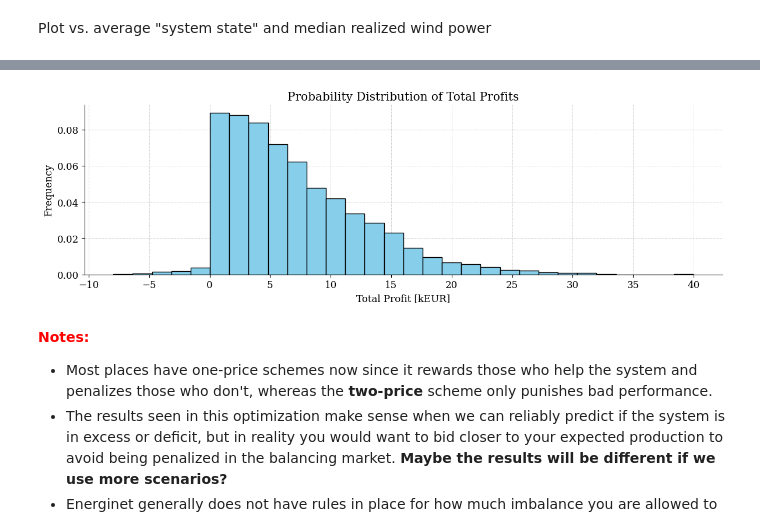
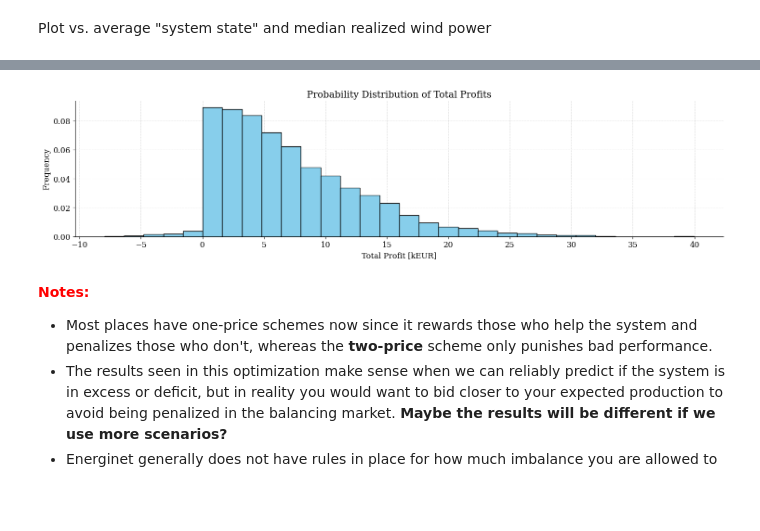
Before and after one commit to Hvid1999/46755, a Jupyter notebook: Assignment 2/task_1a_1b.ipynb, the cells around one changed output, grey strips where cells are left out. Drawn from its saved outputs; the diff is of its cells as text; code cells hidden in the pictures; blank space fills up the shorter version.

```diff
--- a/Assignment 2/task_1a_1b.ipynb
+++ b/Assignment 2/task_1a_1b.ipynb
@@ -267,35 +267,35 @@ plt.show()
 # total_profits = np.zeros((T, OMEGA))
 # for w in range(OMEGA):
 #     total_profits[:, w] = results_op[w]['Total Profit [EUR]']
 
 # hourly_total_profits = np.sum(total_profits, axis=1)
 
 # plt.figure(figsize=(10, 6))
 # plt.hist(hourly_total_profits, bins=20, density=True, color='skyblue', edgecolor='black', alpha=0.7)
 # plt.title('Probability Distribution of Hourly Total Profits')
 # plt.xlabel('Total Profit [EUR]')
 # plt.ylabel('Probability Density')
 # plt.grid(True)
 # plt.show()
 
 all_scenario_profits = []
 for w in range(OMEGA):
     all_scenario_profits.extend(results_op[w]['Total Profit [EUR]'])
 
 # Plot the probability distribution of profits for all scenarios
-fig = plt.figure(figsize=(12, 4))
+fig = plt.figure(figsize=(15, 4))
 plt.hist(np.array(all_scenario_profits) * 1e-3, bins=30, density=True, color='skyblue', edgecolor='black', alpha=1)
 plt.title('Probability Distribution of Total Profits')
 plt.xlabel('Total Profit [kEUR]')
 plt.ylabel('Frequency')
 plt.xticks(np.arange(-10,45,5))
 plt.grid(True)
 plt.gca().set_axisbelow(True)
 fig.tight_layout()
 plt.savefig('Figures/PD in-sample OP.png', dpi=300, bbox_inches='tight')
 plt.show()
 # %% [output]
-[figure, old version]
+[figure, new version]
 # %% [markdown]
 <span style="color: red;">**Notes:**</span>
 * Most places have one-price schemes now since it rewards those who help the system and penalizes those who don't, whereas the **two-price** scheme only punishes bad performance.
```
Also changed, not shown: parts of 8 cells of this notebook, 5 other files.
